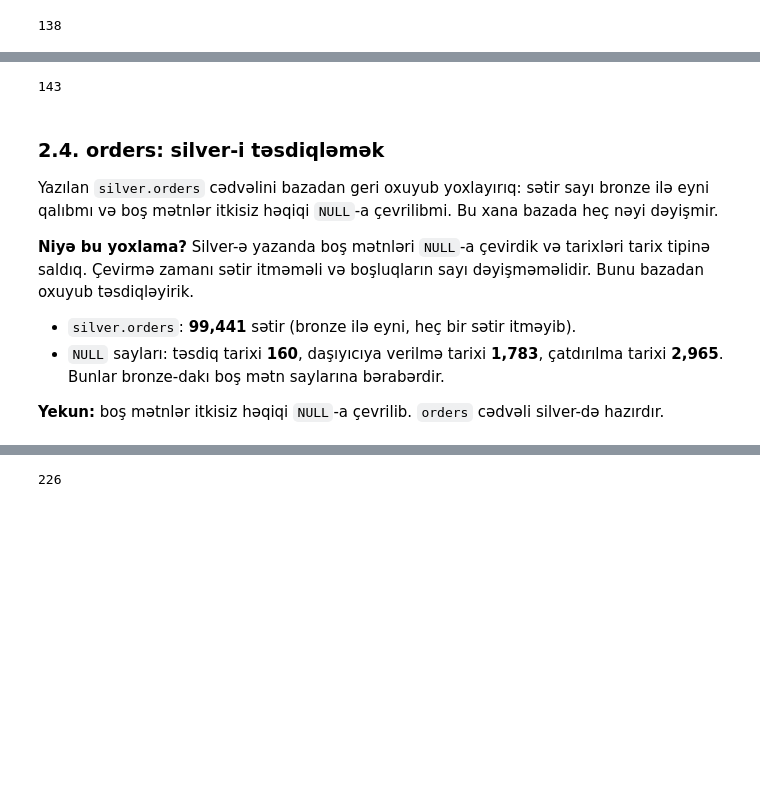
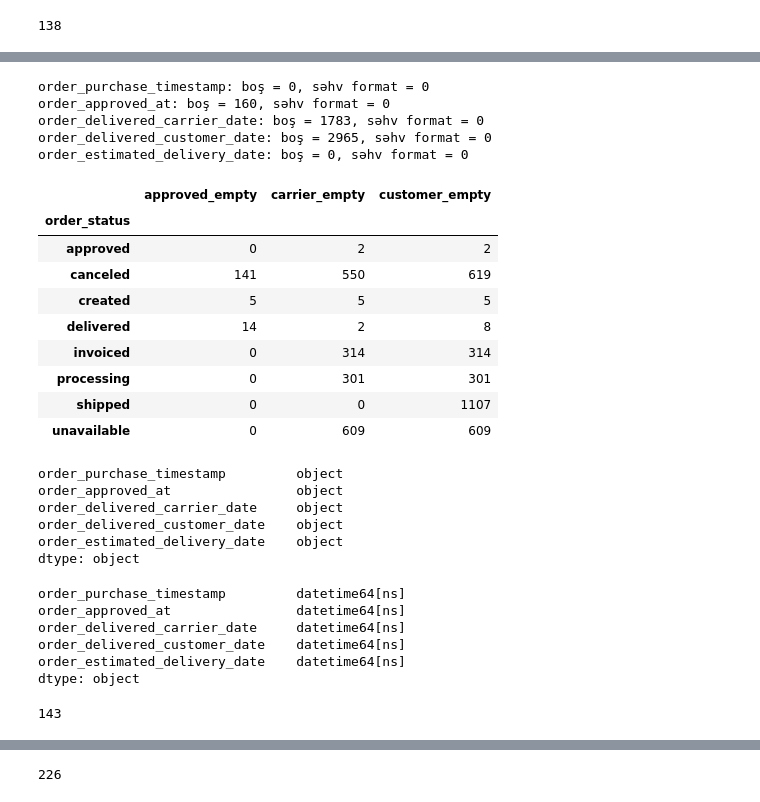
Before and after one commit to abasovmanaf-3267/olist-ecommerce-analytics, a Jupyter notebook: notebooks/02_silver_cleaning/02_silver_a.ipynb, the cells around one changed output, grey strips where cells are left out. Cells and saved outputs as stored; diff of their text form; code cells hidden in the pictures; blank space fills up the shorter version.

```diff
--- a/notebooks/02_silver_cleaning/02_silver_a.ipynb
+++ b/notebooks/02_silver_cleaning/02_silver_a.ipynb
@@ -293,0 +205,52 @@ unavailable                0            609             609
+# %%
+
+# Hər tarix sütununda boş və səhv formatlı tarixləri yoxlayırıq
+for col in date_cols:
+    empty = orders[col].isna().sum() + (orders[col] == "").sum()
+
+    dates = pd.to_datetime(
+        orders[col].replace("", pd.NA),
+        format="%Y-%m-%d %H:%M:%S",
+        errors="coerce")
+
+    bad = dates.isna().sum() - empty
+
+    print(f"{col}: boş = {empty}, səhv format = {bad}")
+# %% [output]
+order_purchase_timestamp: boş = 0, səhv format = 0
+order_approved_at: boş = 160, səhv format = 0
+order_delivered_carrier_date: boş = 1783, səhv format = 0
+order_delivered_customer_date: boş = 2965, səhv format = 0
+order_estimated_delivery_date: boş = 0, səhv format = 0
+# %%
+# Tarixlərin boş olub-olmadığını yoxlayırıq
+check = orders.assign(
+    approved_empty=orders["order_approved_at"].isna() | (orders["order_approved_at"] == ""),
+    carrier_empty=orders["order_delivered_carrier_date"].isna() | (orders["order_delivered_carrier_date"] == ""),
+    customer_empty=orders["order_delivered_customer_date"].isna() | (orders["order_delivered_customer_date"] == "")
+)
+
+# Statuslara görə boş tarixləri sayırıq
+check.groupby("order_status")[
+    ["approved_empty", "carrier_empty", "customer_empty"]
+].sum()
+# %% [output]
+|  | approved_empty | carrier_empty | customer_empty |
+| order_status |  |  |  |
+| approved | 0 | 2 | 2 |
+| canceled | 141 | 550 | 619 |
+| created | 5 | 5 | 5 |
+| delivered | 14 | 2 | 8 |
+| invoiced | 0 | 314 | 314 |
+| processing | 0 | 301 | 301 |
+| shipped | 0 | 0 | 1107 |
+| unavailable | 0 | 609 | 609 |
+# %%
+orders[date_cols].dtypes
+# %% [output]
+order_purchase_timestamp         object
+order_approved_at                object
+order_delivered_carrier_date     object
+order_delivered_customer_date    object
+order_estimated_delivery_date    object
+dtype: object
@@ -294 +265,10 @@ unavailable                0            609             609
+# %%
+orders[date_cols].dtypes
+# %% [output]
+order_purchase_timestamp         datetime64[ns]
+order_approved_at                datetime64[ns]
+order_delivered_carrier_date     datetime64[ns]
+order_delivered_customer_date    datetime64[ns]
+order_estimated_delivery_date    datetime64[ns]
+dtype: object
 # %%
@@ -325,12 +305,2 @@ orders.to_sql(
 # %% [output]
 143
-# %% [markdown]
-### 2.4. orders: silver-i təsdiqləmək
-Yazılan `silver.orders` cədvəlini bazadan geri oxuyub yoxlayırıq: sətir sayı bronze ilə eyni qalıbmı və boş mətnlər itkisiz həqiqi `NULL`-a çevrilibmi. Bu xana bazada heç nəyi dəyişmir.
-
-**Niyə bu yoxlama?** Silver-ə yazanda boş mətnləri `NULL`-a çevirdik və tarixləri tarix tipinə saldıq. Çevirmə zamanı sətir itməməli və boşluqların sayı dəyişməməlidir. Bunu bazadan oxuyub təsdiqləyirik.
-
-- `silver.orders`: **99,441** sətir (bronze ilə eyni, heç bir sətir itməyib).
-- `NULL` sayları: təsdiq tarixi **160**, daşıyıcıya verilmə tarixi **1,783**, çatdırılma tarixi **2,965**. Bunlar bronze-dakı boş mətn saylarına bərabərdir.
-
-**Yekun:** boş mətnlər itkisiz həqiqi `NULL`-a çevrilib. `orders` cədvəli silver-də hazırdır.
```
Also changed, not shown: parts of 84 cells of this notebook.
